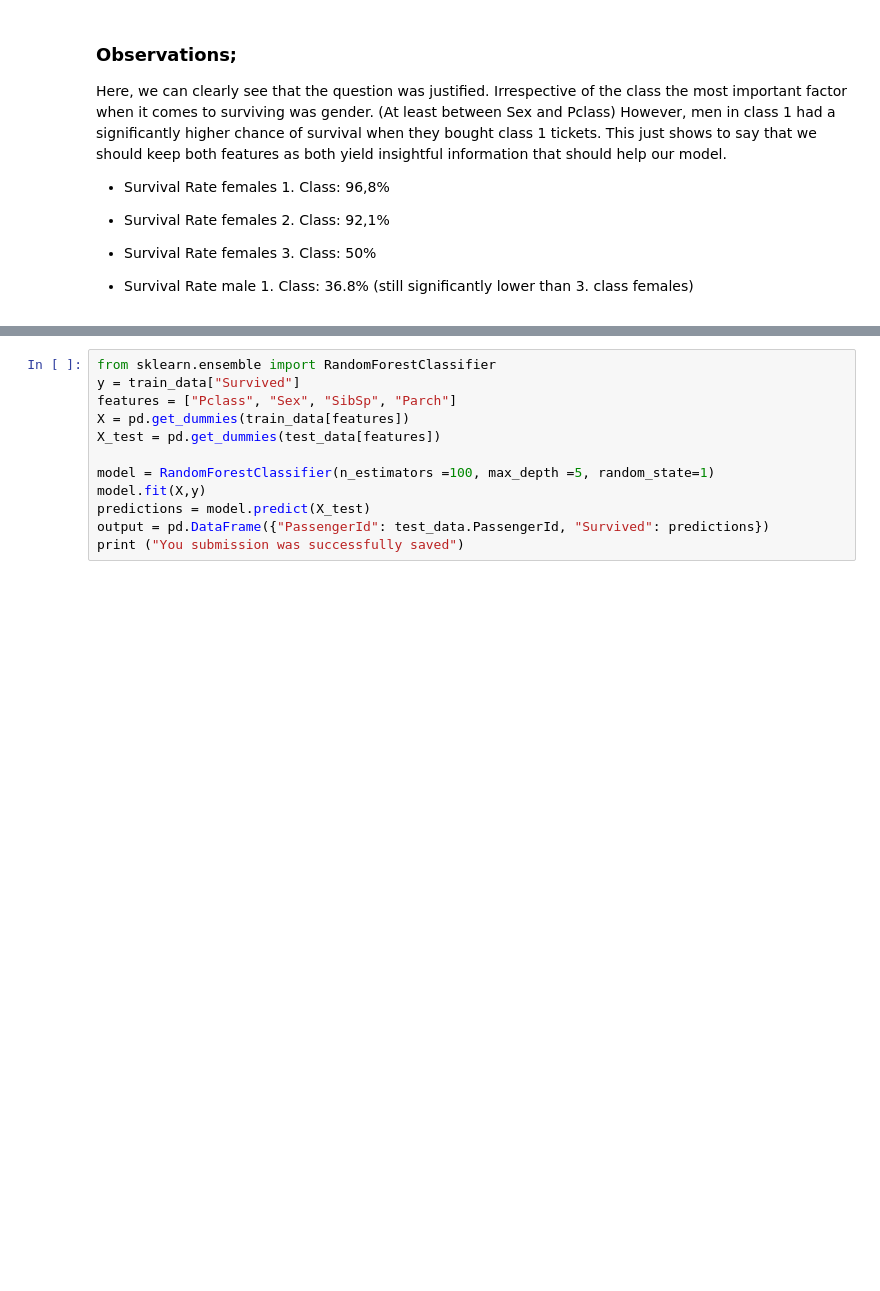
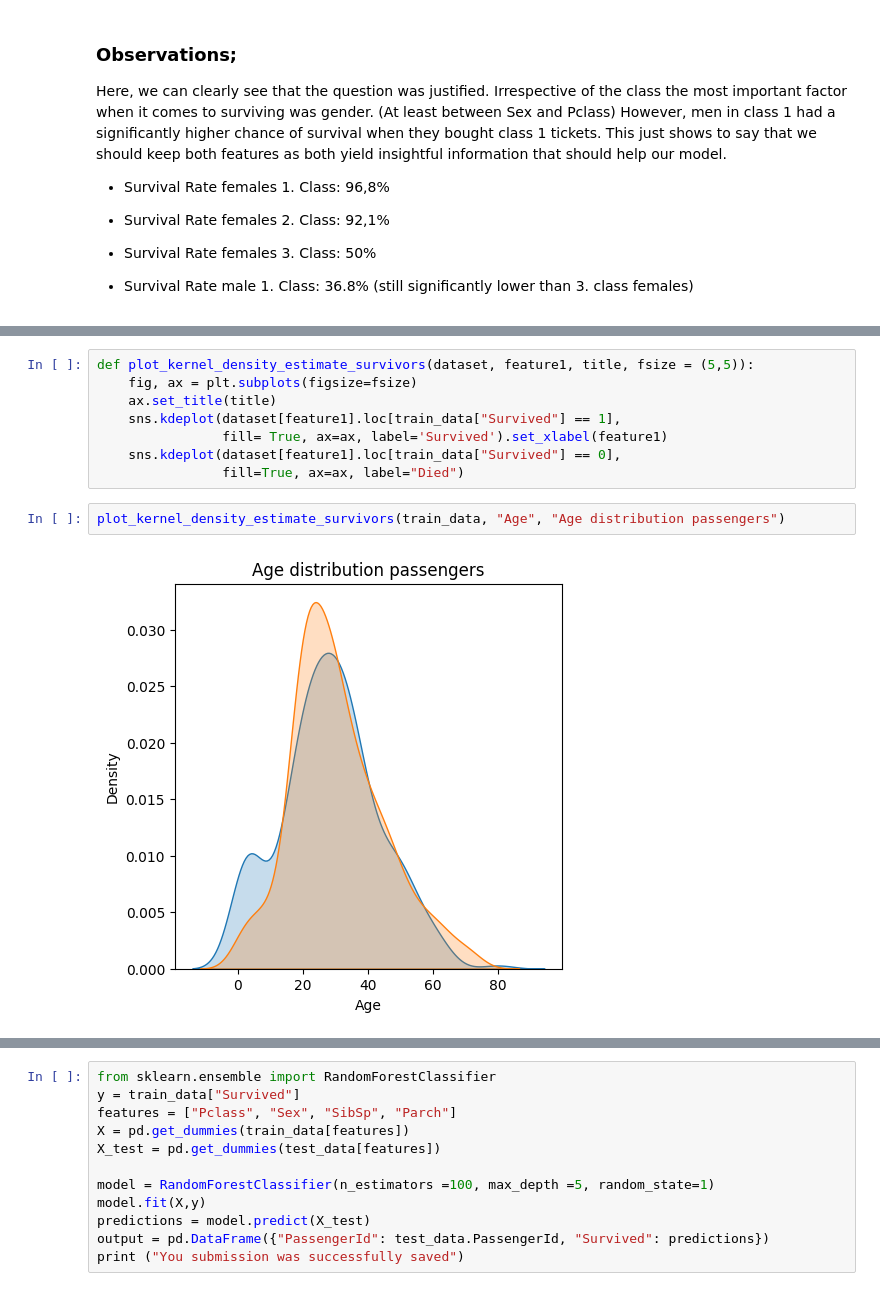
Before and after one commit to PeJiR/KAGGLE-Learn-Courses-, a Jupyter notebook: Titanic - Machine Learning from Disaster.ipynb, the cells around one changed output, grey strips where cells are left out. Drawn from its saved outputs; the diff is of its cells as text; blank space fills up the shorter version.

```diff
--- a/Titanic - Machine Learning from Disaster.ipynb
+++ b/Titanic - Machine Learning from Disaster.ipynb
@@ -255,0 +267,12 @@ Here, we can clearly see that the question was justified. Irrespective of the cl
+# %%
+def plot_kernel_density_estimate_survivors(dataset, feature1, title, fsize = (5,5)):
+    fig, ax = plt.subplots(figsize=fsize)
+    ax.set_title(title)
+    sns.kdeplot(dataset[feature1].loc[train_data["Survived"] == 1],
+                fill= True, ax=ax, label='Survived').set_xlabel(feature1)
+    sns.kdeplot(dataset[feature1].loc[train_data["Survived"] == 0],
+                fill=True, ax=ax, label="Died")
+# %%
+plot_kernel_density_estimate_survivors(train_data, "Age", "Age distribution passengers")
+# %% [output]
+[figure, added]
```
Also changed, not shown: parts of 45 cells of this notebook.
